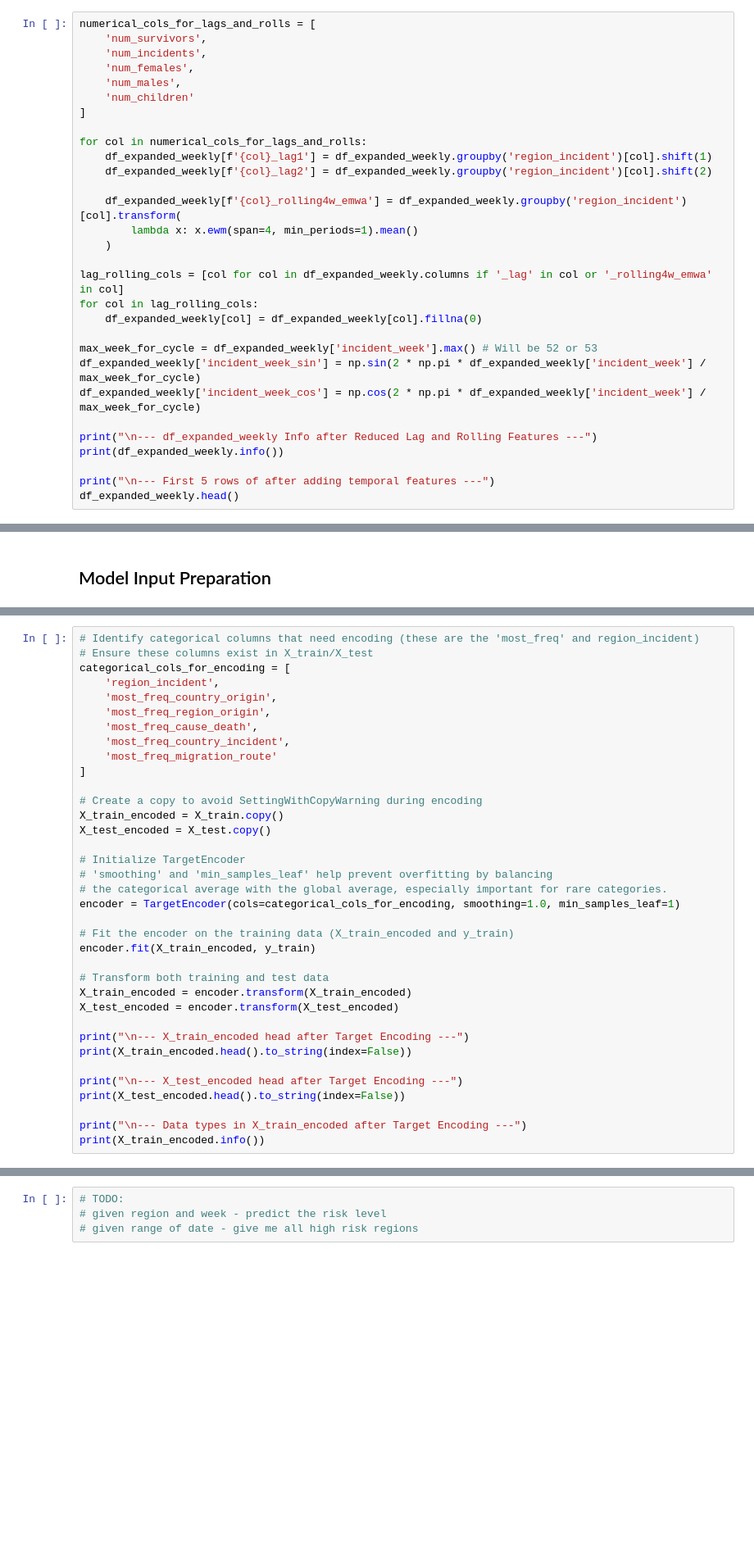
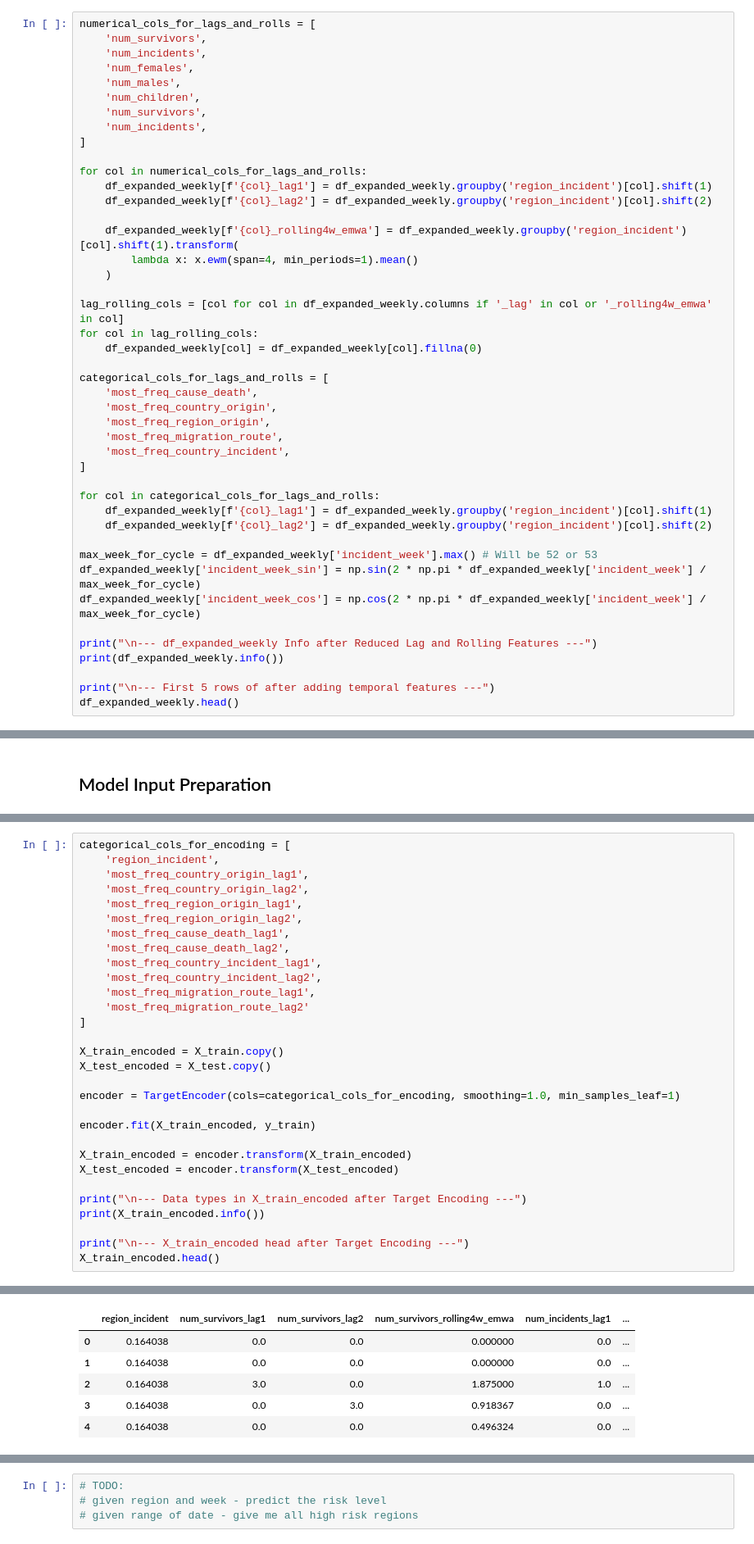
Before and after one commit to SiddhanthNB/global-migration-fatality, a Jupyter notebook: main.ipynb, the cells around one changed output, grey strips where cells are left out. Shown at 82% size. Drawn from its saved outputs; the diff is of its cells as text; blank space fills up the shorter version.

```diff
--- a/main.ipynb
+++ b/main.ipynb
@@ -968,20 +977,34 @@ numerical_cols_for_lags_and_rolls = [
     'num_incidents',
     'num_females',
     'num_males',
-    'num_children'
+    'num_children',
+    'num_survivors',
+    'num_incidents',
 ]
 
 for col in numerical_cols_for_lags_and_rolls:
     df_expanded_weekly[f'{col}_lag1'] = df_expanded_weekly.groupby('region_incident')[col].shift(1)
     df_expanded_weekly[f'{col}_lag2'] = df_expanded_weekly.groupby('region_incident')[col].shift(2)
 
-    df_expanded_weekly[f'{col}_rolling4w_emwa'] = df_expanded_weekly.groupby('region_incident')[col].transform(
+    df_expanded_weekly[f'{col}_rolling4w_emwa'] = df_expanded_weekly.groupby('region_incident')[col].shift(1).transform(
         lambda x: x.ewm(span=4, min_periods=1).mean()
     )
 
 lag_rolling_cols = [col for col in df_expanded_weekly.columns if '_lag' in col or '_rolling4w_emwa' in col]
 for col in lag_rolling_cols:
     df_expanded_weekly[col] = df_expanded_weekly[col].fillna(0)
+
+categorical_cols_for_lags_and_rolls = [
+    'most_freq_cause_death',
+    'most_freq_country_origin',
+    'most_freq_region_origin',
+    'most_freq_migration_route',
+    'most_freq_country_incident',
+]
+
+for col in categorical_cols_for_lags_and_rolls:
+    df_expanded_weekly[f'{col}_lag1'] = df_expanded_weekly.groupby('region_incident')[col].shift(1)
+    df_expanded_weekly[f'{col}_lag2'] = df_expanded_weekly.groupby('region_incident')[col].shift(2)
 
 max_week_for_cycle = df_expanded_weekly['incident_week'].max() # Will be 52 or 53
 df_expanded_weekly['incident_week_sin'] = np.sin(2 * np.pi * df_expanded_weekly['incident_week'] / max_week_for_cycle)
@@ -1083,39 +1109,33 @@ Shape of y_test: (1026,)
 X_train incident_year range: 2014 - 2022
 X_test incident_year range: 2023 - 2025
 # %%
-# Identify categorical columns that need encoding (these are the 'most_freq' and region_incident)
-# Ensure these columns exist in X_train/X_test
 categorical_cols_for_encoding = [
     'region_incident',
-    'most_freq_country_origin',
-    'most_freq_region_origin',
-    'most_freq_cause_death',
-    'most_freq_country_incident',
-    'most_freq_migration_route'
+    'most_freq_country_origin_lag1',
+    'most_freq_country_origin_lag2',
+    'most_freq_region_origin_lag1',
+    'most_freq_region_origin_lag2',
+    'most_freq_cause_death_lag1',
+    'most_freq_cause_death_lag2',
+    'most_freq_country_incident_lag1',
+    'most_freq_country_incident_lag2',
+    'most_freq_migration_route_lag1',
+    'most_freq_migration_route_lag2'
 ]
 
-# Create a copy to avoid SettingWithCopyWarning during encoding
 X_train_encoded = X_train.copy()
 X_test_encoded = X_test.copy()
 
-# Initialize TargetEncoder
-# 'smoothing' and 'min_samples_leaf' help prevent overfitting by balancing
-# the categorical average with the global average, especially important for rare categories.
 encoder = TargetEncoder(cols=categorical_cols_for_encoding, smoothing=1.0, min_samples_leaf=1)
 
-# Fit the encoder on the training data (X_train_encoded and y_train)
 encoder.fit(X_train_encoded, y_train)
 
-# Transform both training and test data
 X_train_encoded = encoder.transform(X_train_encoded)
 X_test_encoded = encoder.transform(X_test_encoded)
 
-print("\n--- X_train_encoded head after Target Encoding ---")
-print(X_train_encoded.head().to_string(index=False))
-
-print("\n--- X_test_encoded head after Target Encoding ---")
-print(X_test_encoded.head().to_string(index=False))
-
 print("\n--- Data types in X_train_encoded after Target Encoding ---")
 print(X_train_encoded.info())
+
+print("\n--- X_train_encoded head after Target Encoding ---")
+X_train_encoded.head()
 # %% [output]
@@ -1138,0 +1159,6 @@ None
+|  | region_incident | num_survivors_lag1 | num_survivors_lag2 | num_survivors_rolling4w_emwa | num_incidents_lag1 | ... |
+| 0 | 0.164038 | 0.0 | 0.0 | 0.000000 | 0.0 | ... |
+| 1 | 0.164038 | 0.0 | 0.0 | 0.000000 | 0.0 | ... |
+| 2 | 0.164038 | 3.0 | 0.0 | 1.875000 | 1.0 | ... |
+| 3 | 0.164038 | 0.0 | 3.0 | 0.918367 | 0.0 | ... |
+| 4 | 0.164038 | 0.0 | 0.0 | 0.496324 | 0.0 | ... |
```
Also changed, not shown: parts of 23 cells of this notebook.
